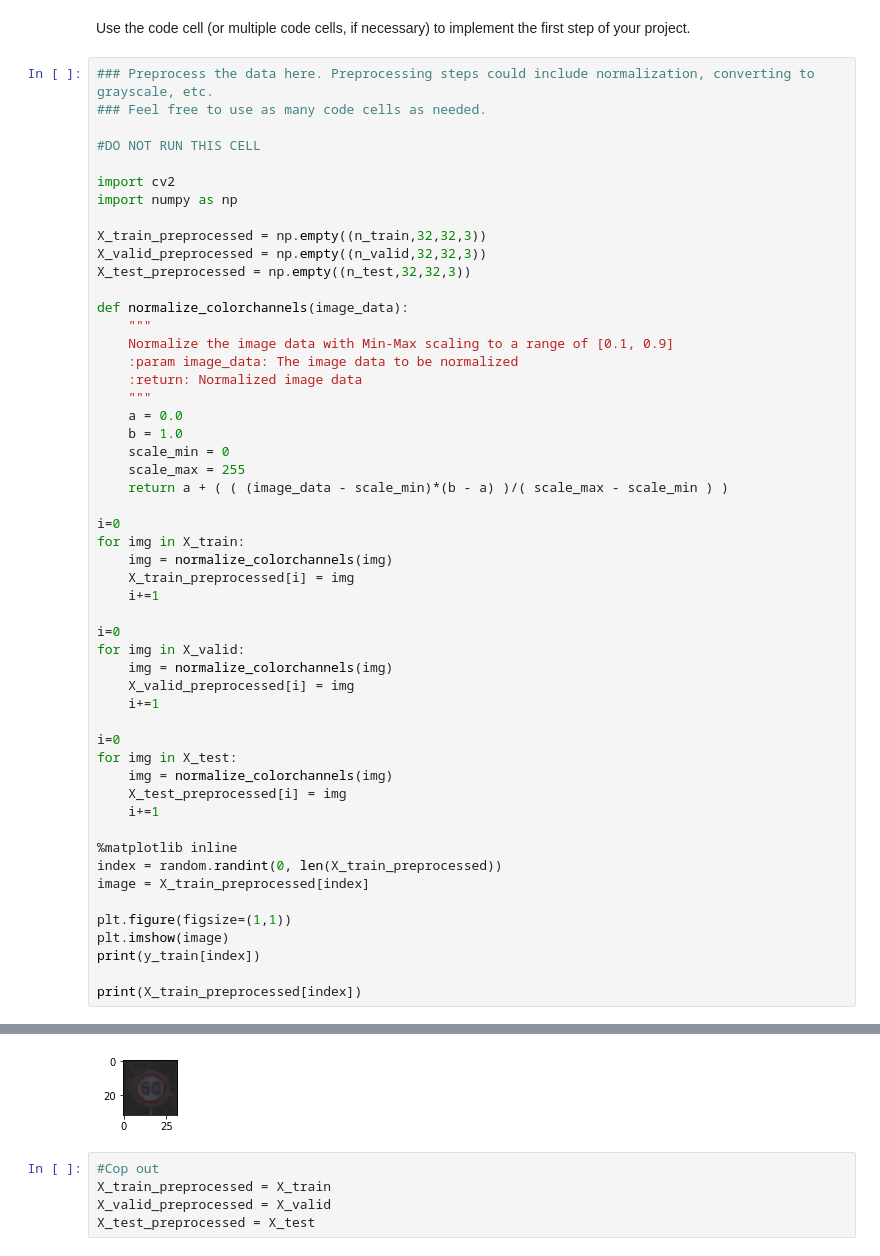
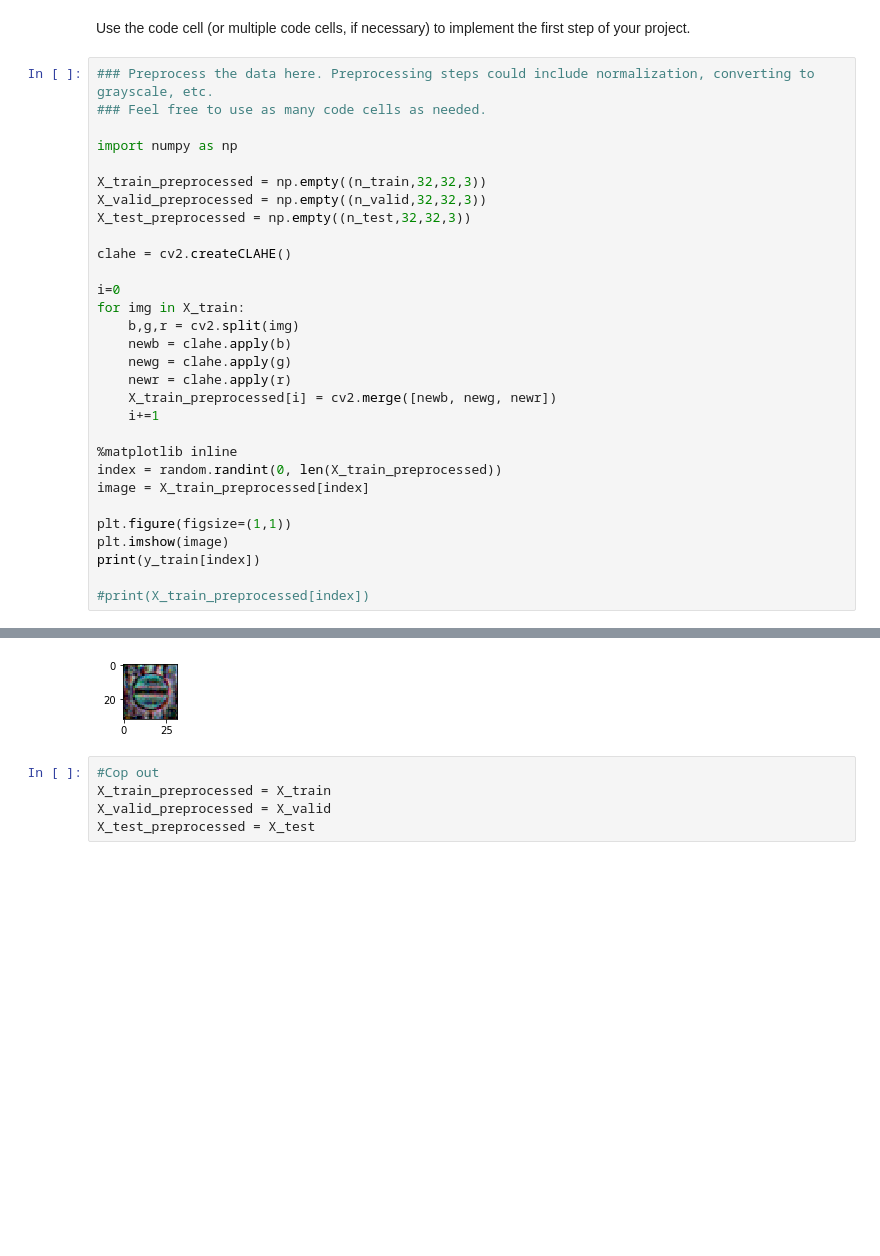
Before and after one commit to wmrifenb/CarND-Traffic-Sign-Classifier-Project, a Jupyter notebook: Traffic_Sign_Classifier.ipynb, the cells around one changed output, grey strips where cells are left out. Cells and saved outputs as stored; diff of their text form; blank space fills up the shorter version.

```diff
--- a/Traffic_Sign_Classifier.ipynb
+++ b/Traffic_Sign_Classifier.ipynb
@@ -145,43 +160,21 @@ Use the code cell (or multiple code cells, if necessary) to implement the first
 ### Preprocess the data here. Preprocessing steps could include normalization, converting to grayscale, etc.
 ### Feel free to use as many code cells as needed.
 
-#DO NOT RUN THIS CELL
-
-import cv2
 import numpy as np
 
 X_train_preprocessed = np.empty((n_train,32,32,3))
 X_valid_preprocessed = np.empty((n_valid,32,32,3))
 X_test_preprocessed = np.empty((n_test,32,32,3))
 
-def normalize_colorchannels(image_data):
-    """
-    Normalize the image data with Min-Max scaling to a range of [0.1, 0.9]
-    :param image_data: The image data to be normalized
-    :return: Normalized image data
-    """
-    a = 0.0
-    b = 1.0
-    scale_min = 0
-    scale_max = 255
-    return a + ( ( (image_data - scale_min)*(b - a) )/( scale_max - scale_min ) )
+clahe = cv2.createCLAHE()
 
 i=0
 for img in X_train:
-    img = normalize_colorchannels(img)
-    X_train_preprocessed[i] = img
-    i+=1
-
-i=0
-for img in X_valid:
-    img = normalize_colorchannels(img)
-    X_valid_preprocessed[i] = img
-    i+=1
-
-i=0
-for img in X_test:
-    img = normalize_colorchannels(img)
-    X_test_preprocessed[i] = img
+    b,g,r = cv2.split(img)
+    newb = clahe.apply(b)
+    newg = clahe.apply(g)
+    newr = clahe.apply(r)
+    X_train_preprocessed[i] = cv2.merge([newb, newg, newr])
     i+=1
 
 %matplotlib inline
@@ -192,5 +185,5 @@ plt.figure(figsize=(1,1))
 plt.imshow(image)
 print(y_train[index])
 
-print(X_train_preprocessed[index])
+#print(X_train_preprocessed[index])
 # %% [output]
@@ -214,4 +191,4 @@ print(X_train_preprocessed[index])
-[figure, old version]
+[figure, new version]
 # %%
 #Cop out
 X_train_preprocessed = X_train
```
Also changed, not shown: parts of 8 cells of this notebook, 11 other files.
